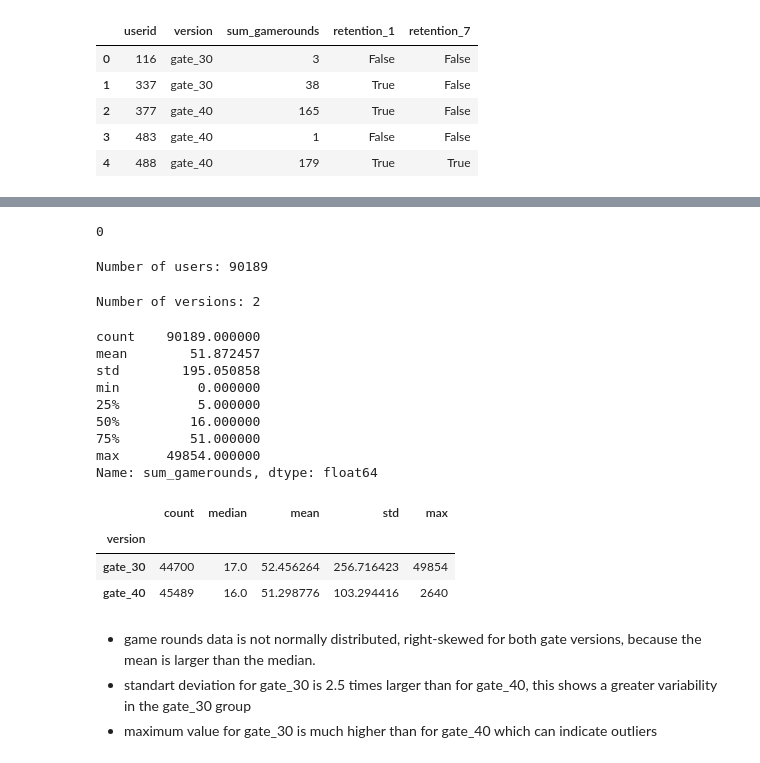
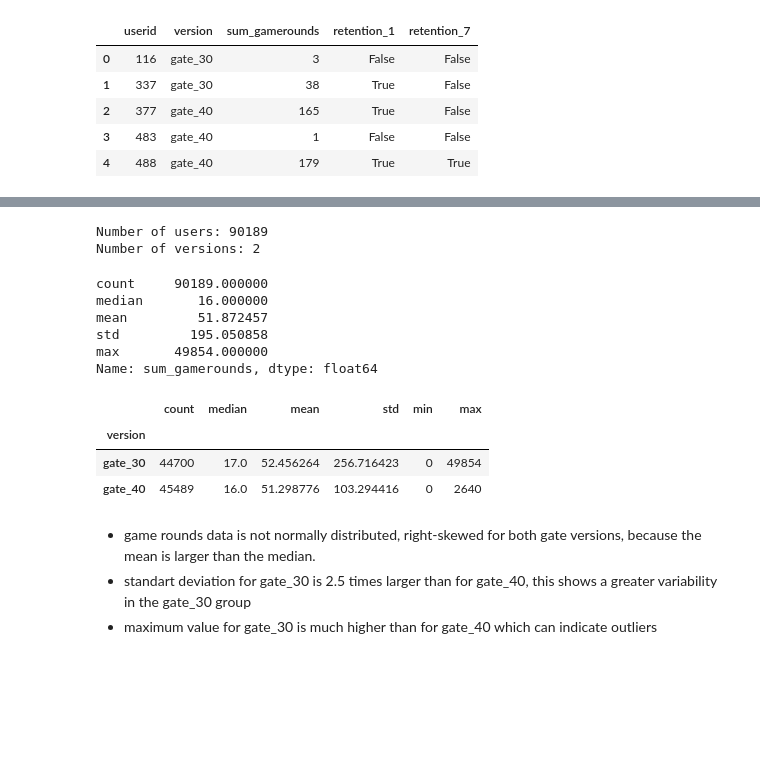
Before and after one commit to Marta-T/Statistical_Testing_Looker_Dashboard, a Jupyter notebook: cookie_cats_AB_test.ipynb, the cells around one changed output, grey strips where cells are left out. Drawn from its saved outputs; the diff is of its cells as text; code cells hidden in the pictures; blank space fills up the shorter version.

```diff
--- a/cookie_cats_AB_test.ipynb
+++ b/cookie_cats_AB_test.ipynb
@@ -55,34 +69,27 @@ dtype: int64
-# %%
-df_cats.duplicated().sum()
-# %% [output]
-0
 # %%
 print(f"Number of users: {df_cats['userid'].nunique()}")
+print(f"Number of versions: {df_cats['version'].nunique()}")
 # %% [output]
 Number of users: 90189
+Number of versions: 2
-# %%
-print(f"Number of versions: {df_cats['version'].nunique()}")
-# %% [output]
-Number of versions: 2
-# %%
-df_cats['sum_gamerounds'].describe()
-# %% [output]
-count    90189.000000
-mean        51.872457
-std        195.050858
-min          0.000000
-25%          5.000000
-50%         16.000000
-75%         51.000000
-max      49854.000000
-Name: sum_gamerounds, dtype: float64
+# %%
+df_cats["sum_gamerounds"].agg(["count", "median", "mean", "std", "max"])
+# %% [output]
+count     90189.000000
+median       16.000000
+mean         51.872457
+std         195.050858
+max       49854.000000
+Name: sum_gamerounds, dtype: float64
 # %%
-df_cats.groupby('version')['sum_gamerounds'].agg(["count", "median", "mean", "std", "max"])
+df_cats.groupby("version")["sum_gamerounds"].agg(
+    ["count", "median", "mean", "std", "min", "max"]
+)
 # %% [output]
-|  | count | median | mean | std | max |
-| version |  |  |  |  |  |
-| gate_30 | 44700 | 17.0 | 52.456264 | 256.716423 | 49854 |
-| gate_40 | 45489 | 16.0 | 51.298776 | 103.294416 | 2640 |
+|  | count | median | mean | std | min | max |
+| version |  |  |  |  |  |  |
+| gate_30 | 44700 | 17.0 | 52.456264 | 256.716423 | 0 | 49854 |
+| gate_40 | 45489 | 16.0 | 51.298776 | 103.294416 | 0 | 2640 |
 # %% [markdown]
 - game rounds data is not normally distributed, right-skewed for both gate versions, because the mean is larger than the median.
 - standart deviation for gate_30 is 2.5 times larger than for gate_40, this shows a greater variability in the gate_30 group
```
Also changed, not shown: parts of 43 cells of this notebook.
